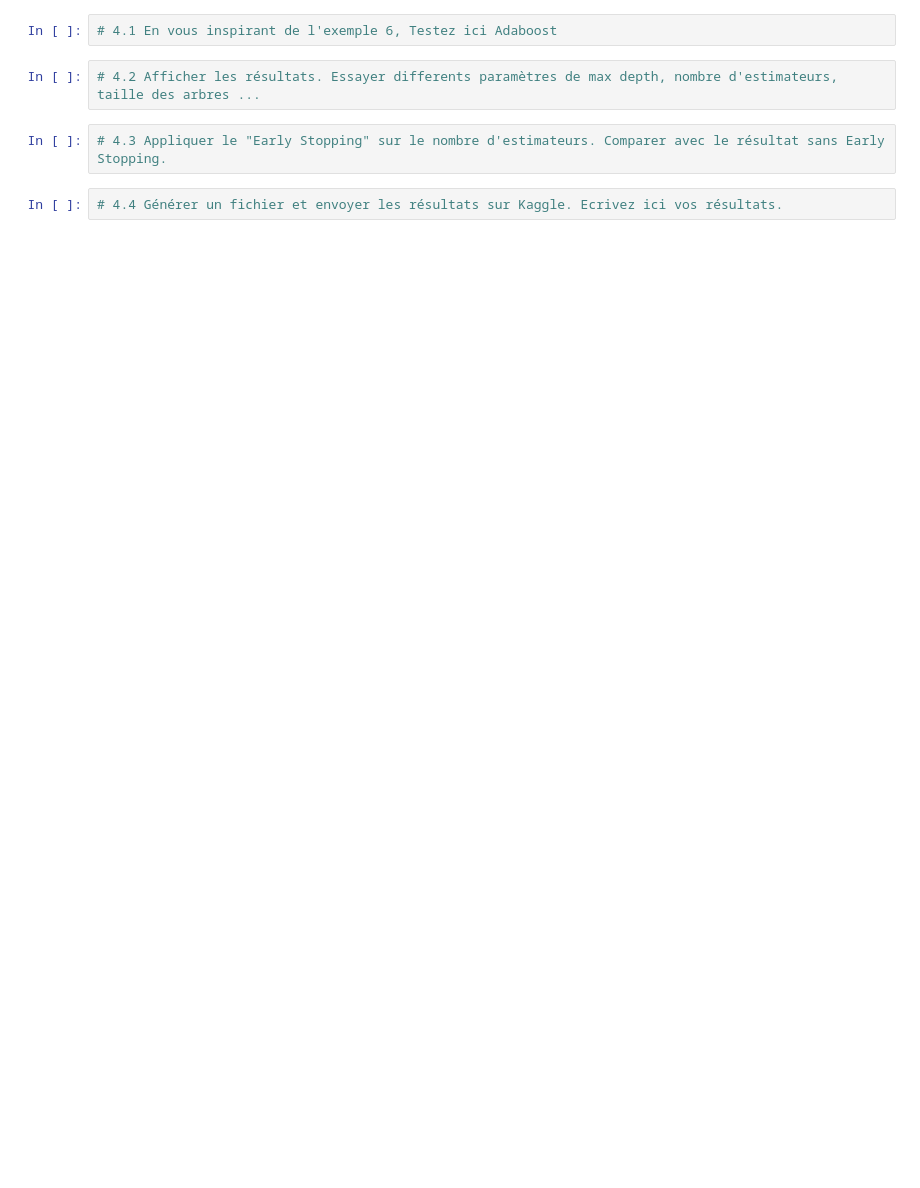
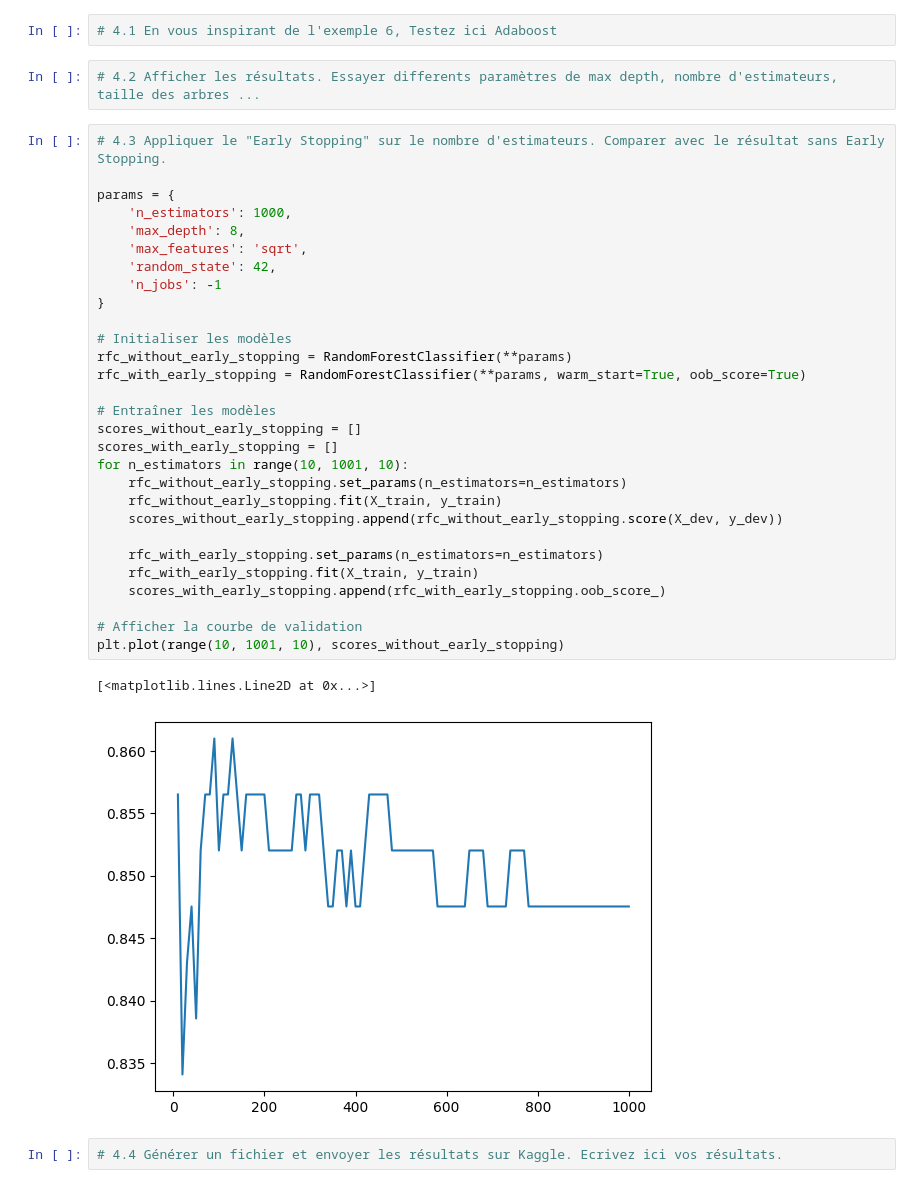
Before and after one commit to gabgabb/IA, a Jupyter notebook: machineLearning/TP2/FILIOT_Gabriel_tp2_MachineLearning.ipynb, the cells around one changed output. Saved outputs shown, nothing was run; the diff lists cells and outputs as text; blank space fills up the shorter version.

```diff
--- a/machineLearning/TP2/FILIOT_Gabriel_tp2_MachineLearning.ipynb
+++ b/machineLearning/TP2/FILIOT_Gabriel_tp2_MachineLearning.ipynb
@@ -253,8 +513,38 @@ RandomForestClassifier(n_estimators=500, n_jobs=-1, random_state=42)
 # 4.1 En vous inspirant de l'exemple 6, Testez ici Adaboost
 # %%
 # 4.2 Afficher les résultats. Essayer differents paramètres de max depth, nombre d'estimateurs, taille des arbres ...
-# %%
-# 4.3 Appliquer le "Early Stopping" sur le nombre d'estimateurs. Comparer avec le résultat sans Early Stopping.
+# %%
+# 4.3 Appliquer le "Early Stopping" sur le nombre d'estimateurs. Comparer avec le résultat sans Early Stopping.
+
+params = {
+    'n_estimators': 1000,
+    'max_depth': 8,
+    'max_features': 'sqrt',
+    'random_state': 42,
+    'n_jobs': -1
+}
+
+# Initialiser les modèles
+rfc_without_early_stopping = RandomForestClassifier(**params)
+rfc_with_early_stopping = RandomForestClassifier(**params, warm_start=True, oob_score=True)
+
+# Entraîner les modèles
+scores_without_early_stopping = []
+scores_with_early_stopping = []
+for n_estimators in range(10, 1001, 10):
+    rfc_without_early_stopping.set_params(n_estimators=n_estimators)
+    rfc_without_early_stopping.fit(X_train, y_train)
+    scores_without_early_stopping.append(rfc_without_early_stopping.score(X_dev, y_dev))
+
+    rfc_with_early_stopping.set_params(n_estimators=n_estimators)
+    rfc_with_early_stopping.fit(X_train, y_train)
+    scores_with_early_stopping.append(rfc_with_early_stopping.oob_score_)
+
+# Afficher la courbe de validation
+plt.plot(range(10, 1001, 10), scores_without_early_stopping)
+# %% [output]
+[<matplotlib.lines.Line2D at 0x...>]
+[figure, added]
 # %%
 # 4.4 Générer un fichier et envoyer les résultats sur Kaggle. Ecrivez ici vos résultats.
 # %%
```
Also changed, not shown: parts of 25 cells of this notebook.
